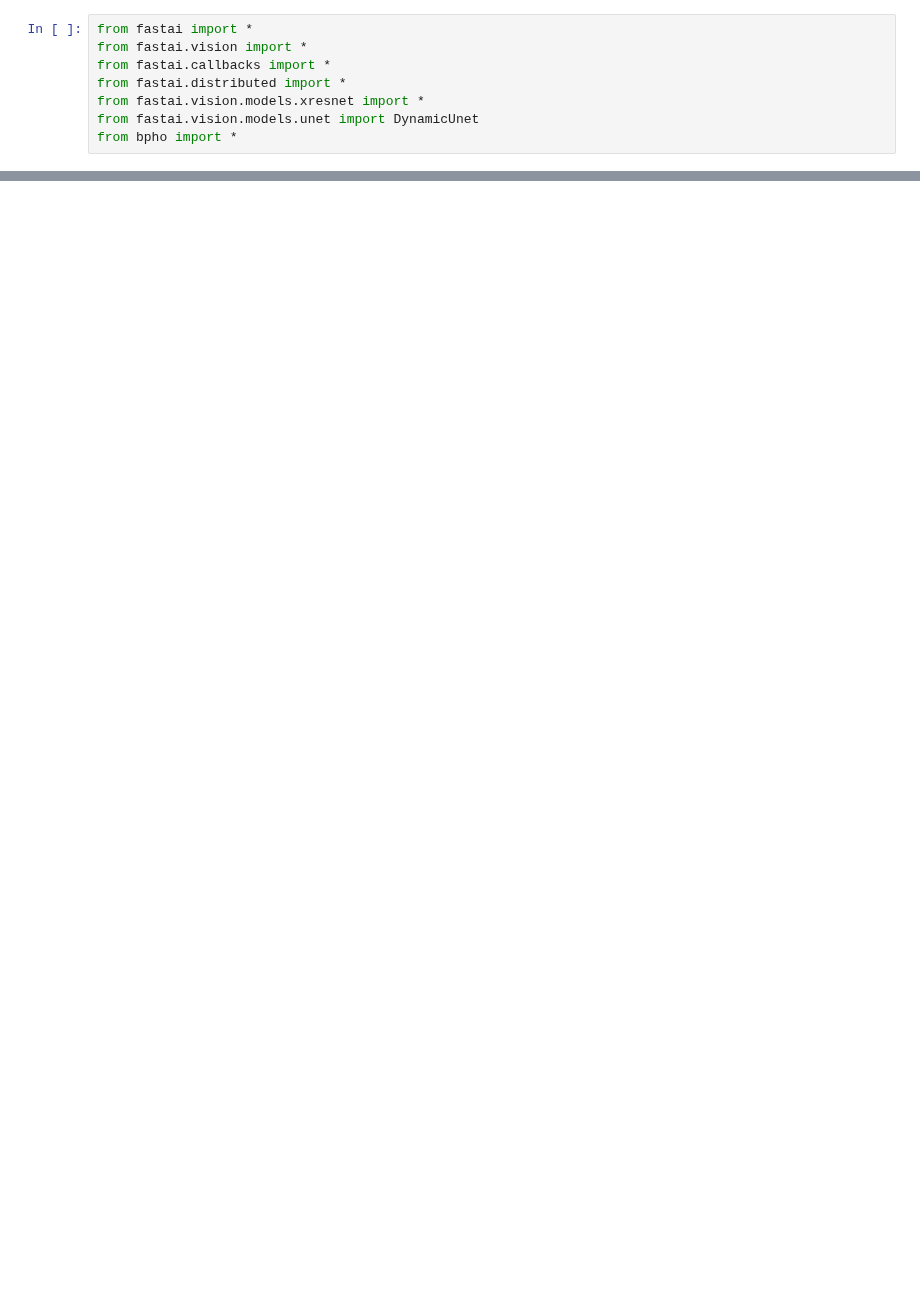
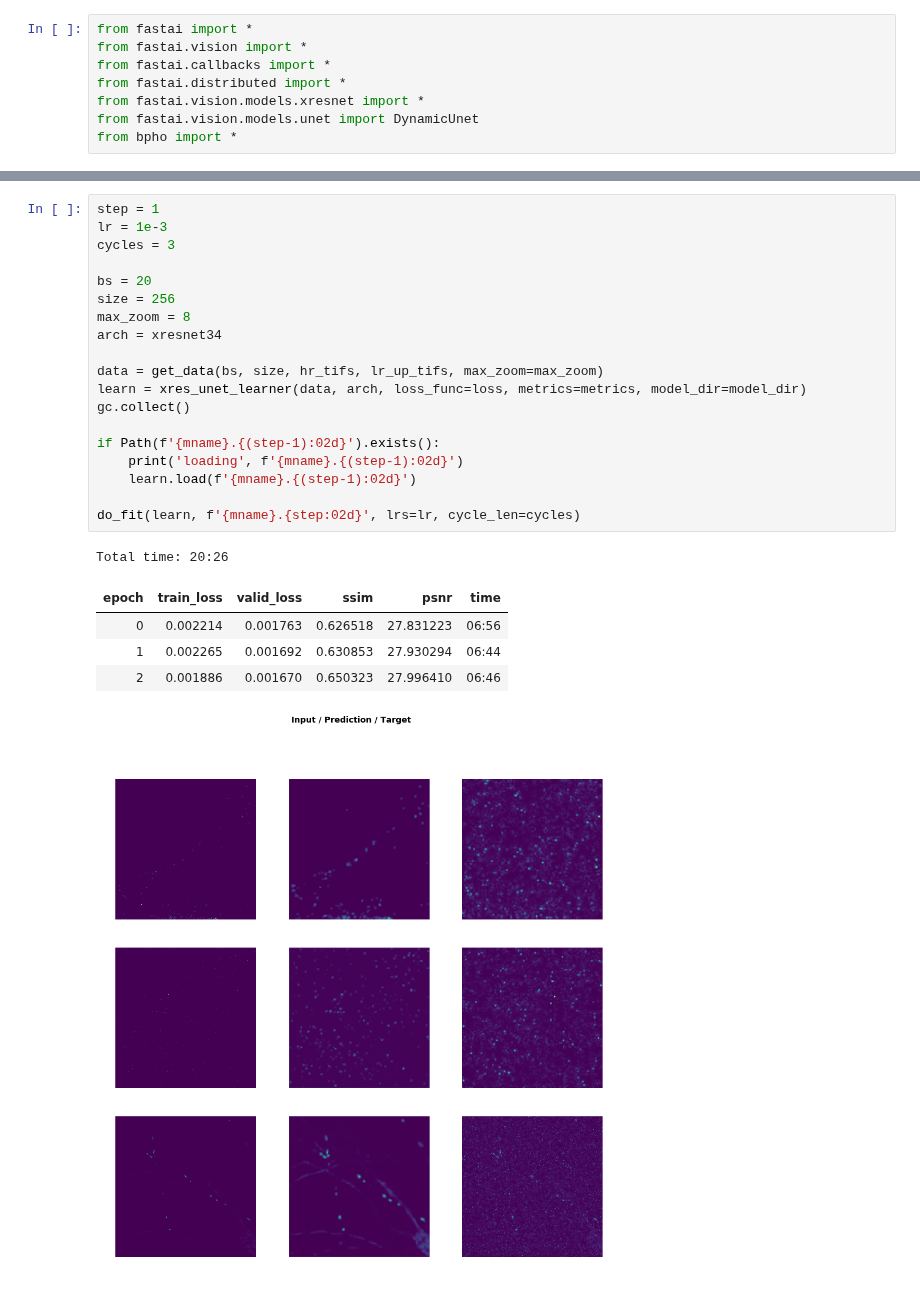
Before and after one commit to WAMRI-AI/salk, a Jupyter notebook: uri/paper/combo.ipynb, the cells around one changed output, grey strips where cells are left out. Saved outputs shown, nothing was run; the diff lists cells and outputs as text; blank space fills up the shorter version.

```diff
--- a/uri/paper/combo.ipynb
+++ b/uri/paper/combo.ipynb
@@ -101,3 +80,29 @@ Total time: 11:46
+# %%
+step = 1
+lr = 1e-3
+cycles = 3
+
+bs = 20
+size = 256
+max_zoom = 8
+arch = xresnet34
+
+data = get_data(bs, size, hr_tifs, lr_up_tifs, max_zoom=max_zoom)
+learn = xres_unet_learner(data, arch, loss_func=loss, metrics=metrics, model_dir=model_dir)
+gc.collect()
+
+if Path(f'{mname}.{(step-1):02d}').exists():
+    print('loading', f'{mname}.{(step-1):02d}')
+    learn.load(f'{mname}.{(step-1):02d}')
+
+do_fit(learn, f'{mname}.{step:02d}', lrs=lr, cycle_len=cycles)
+# %% [output]
+Total time: 20:26
+| epoch | train_loss | valid_loss | ssim | psnr | time |
+| 0 | 0.002214 | 0.001763 | 0.626518 | 27.831223 | 06:56 |
+| 1 | 0.002265 | 0.001692 | 0.630853 | 27.930294 | 06:44 |
+| 2 | 0.001886 | 0.001670 | 0.650323 | 27.996410 | 06:46 |
+[figure, added]
 # %%
 lr = 1e-3
 bs = 10
```
Also changed, not shown: parts of 10 cells of this notebook, 7 other files.
